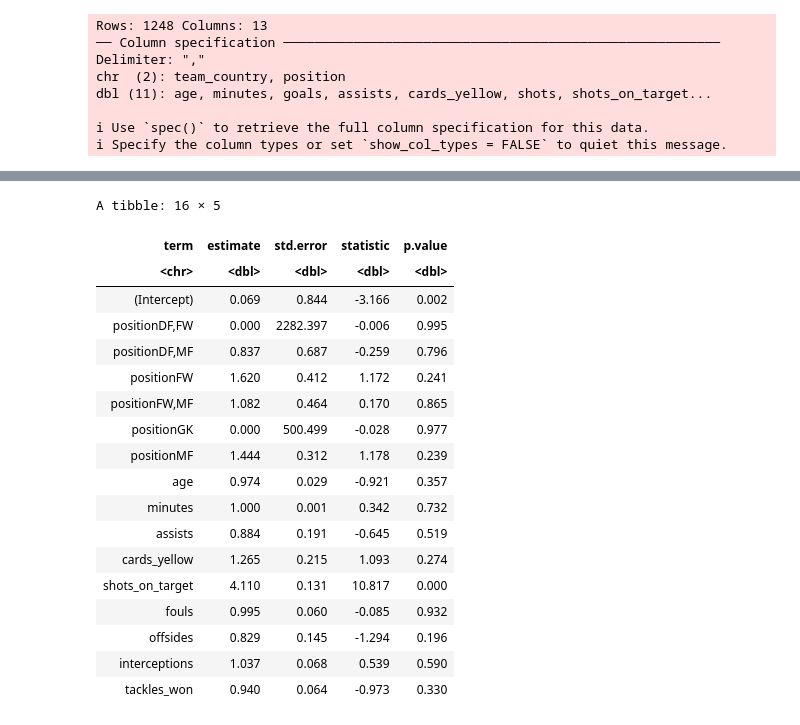
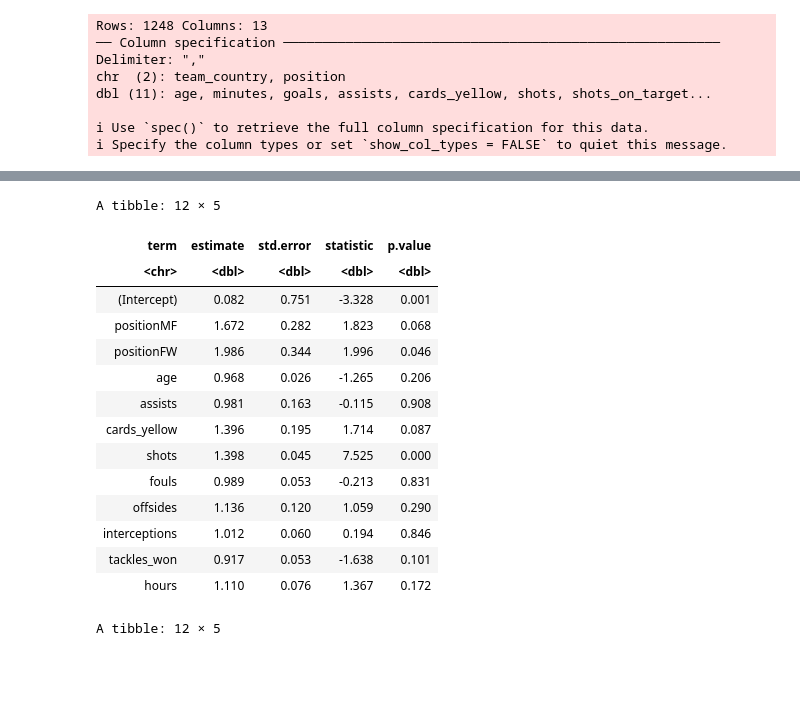
Before and after one commit to romansinkus/stat-301-project, a Jupyter notebook: Norman/Model.ipynb, the cells around one changed output, grey strips where cells are left out. Saved outputs shown, nothing was run; the diff lists cells and outputs as text; code cells hidden in the pictures; blank space fills up the shorter version.

```diff
--- a/Norman/Model.ipynb
+++ b/Norman/Model.ipynb
@@ -11,16 +13,20 @@ set_theme(theme_gray(base_size = 16))
 # %%
-wc_dat <- read_csv(file = "players-selected-columns.csv")
+wc <- read_csv(file = "players-selected-columns.csv")
 
 # Remove players who've not played
+wc <- wc |> filter(minutes > 0)
 
-wc_dat <- wc_dat |> filter(minutes > 0)
+# Turn hybrid players into singular, prioritize first position
+wc <- wc |> mutate(position = factor(sub(",.*", "", position), levels = c("GK", "DF", "MF", "FW")))
 
-# Group hybrid players (e.g. "FW,MF" and "MF,FW") together
+# Remove team_country, shots_on_target per EDA
+wc <- wc |> mutate(team_country = NULL, shots_on_target = NULL)
 
-wc_dat <- wc_dat |> mutate(position = sapply(strsplit(position, ","), function(x) { paste(sort(x), collapse = ",")  }))
+# Remove goalies from data
+wc <- wc |> filter(position != "GK")
 
-# Remove team_country, shots per EDA
-wc_dat <- wc_dat |> mutate(team_country = NULL, shots = NULL)
+# Turn mins to hours
+wc <- wc |> mutate(hours = minutes / 60, minutes = NULL)
 # %% [output]
 Rows: 1248 Columns: 13
 ── Column specification ────────────────────────────────────────────────────────
@@ -56,0 +86,8 @@ A tibble: 6 × 12
+# %%
+# Add new column indicate if player has scored or not, then remove goals
+
+has_scored_dat <- if_else(wc$goals > 0, 1, 0)
+
+wc_log <- wc |> mutate(has_scored = has_scored_dat, goals = NULL)
+
+head(wc_log)
@@ -57,30 +104,34 @@ A tibble: 6 × 12
 # %%
-# Logreg model
+# Logreg model 1: Binomial family
 
-wc_log_model <- glm(formula = has_scored ~ . - goals, data = wc_dat, family = "binomial")
+wc_log_model_1 <- glm(formula = has_scored ~ ., data = wc_log, family = binomial)
 
-# summarize(wc_log_model)
+wc_log_model_1_stat <- wc_log_model_1 |> tidy(exponentiate = TRUE) |> mutate_if(is.numeric, round, 3)
 
-wc_log_model_stat <- wc_log_model |> tidy(exponentiate = TRUE) |> mutate_if(is.numeric, round, 3)
+# Logreg model 2: Quasibonimial family
 
-wc_log_model_stat
+wc_log_model_2 <- glm(formula = has_scored ~ ., data = wc_log, family = quasibinomial)
+
+wc_log_model_2_stat <- wc_log_model_2 |> tidy(exponentiate = TRUE) |> mutate_if(is.numeric, round, 3)
+
+
+wc_log_model_1_stat
+
+wc_log_model_2_stat
 # %% [output]
-A tibble: 16 × 5
+A tibble: 12 × 5
 | term | estimate | std.error | statistic | p.value |
 | <chr> | <dbl> | <dbl> | <dbl> | <dbl> |
-| (Intercept) | 0.069 | 0.844 | -3.166 | 0.002 |
-| positionDF,FW | 0.000 | 2282.397 | -0.006 | 0.995 |
-| positionDF,MF | 0.837 | 0.687 | -0.259 | 0.796 |
-| positionFW | 1.620 | 0.412 | 1.172 | 0.241 |
-| positionFW,MF | 1.082 | 0.464 | 0.170 | 0.865 |
-| positionGK | 0.000 | 500.499 | -0.028 | 0.977 |
-| positionMF | 1.444 | 0.312 | 1.178 | 0.239 |
-| age | 0.974 | 0.029 | -0.921 | 0.357 |
-| minutes | 1.000 | 0.001 | 0.342 | 0.732 |
-| assists | 0.884 | 0.191 | -0.645 | 0.519 |
-| cards_yellow | 1.265 | 0.215 | 1.093 | 0.274 |
-| shots_on_target | 4.110 | 0.131 | 10.817 | 0.000 |
-| fouls | 0.995 | 0.060 | -0.085 | 0.932 |
-| offsides | 0.829 | 0.145 | -1.294 | 0.196 |
-| interceptions | 1.037 | 0.068 | 0.539 | 0.590 |
-| tackles_won | 0.940 | 0.064 | -0.973 | 0.330 |
+| (Intercept) | 0.082 | 0.751 | -3.328 | 0.001 |
+| positionMF | 1.672 | 0.282 | 1.823 | 0.068 |
+| positionFW | 1.986 | 0.344 | 1.996 | 0.046 |
+| age | 0.968 | 0.026 | -1.265 | 0.206 |
+| assists | 0.981 | 0.163 | -0.115 | 0.908 |
+| cards_yellow | 1.396 | 0.195 | 1.714 | 0.087 |
+| shots | 1.398 | 0.045 | 7.525 | 0.000 |
+| fouls | 0.989 | 0.053 | -0.213 | 0.831 |
+| offsides | 1.136 | 0.120 | 1.059 | 0.290 |
+| interceptions | 1.012 | 0.060 | 0.194 | 0.846 |
+| tackles_won | 0.917 | 0.053 | -1.638 | 0.101 |
+| hours | 1.110 | 0.076 | 1.367 | 0.172 |
+A tibble: 12 × 5
```
Also changed, not shown: parts of 16 cells of this notebook.
